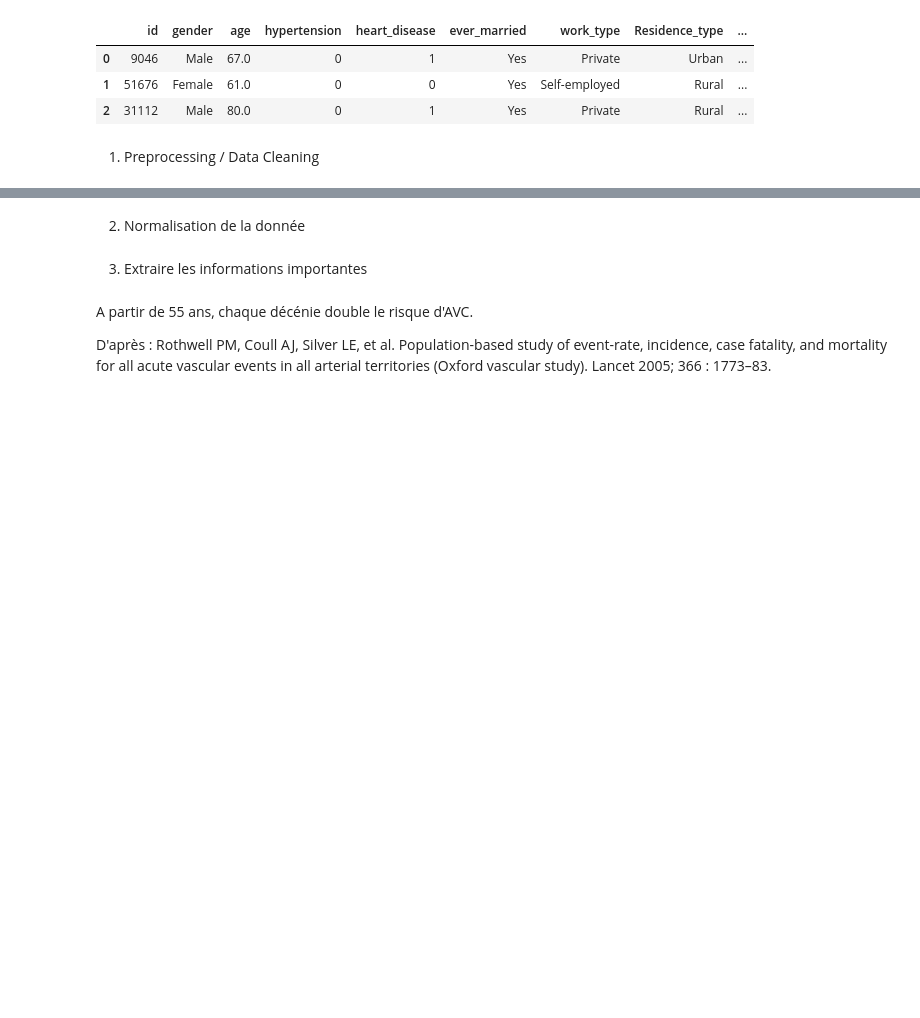
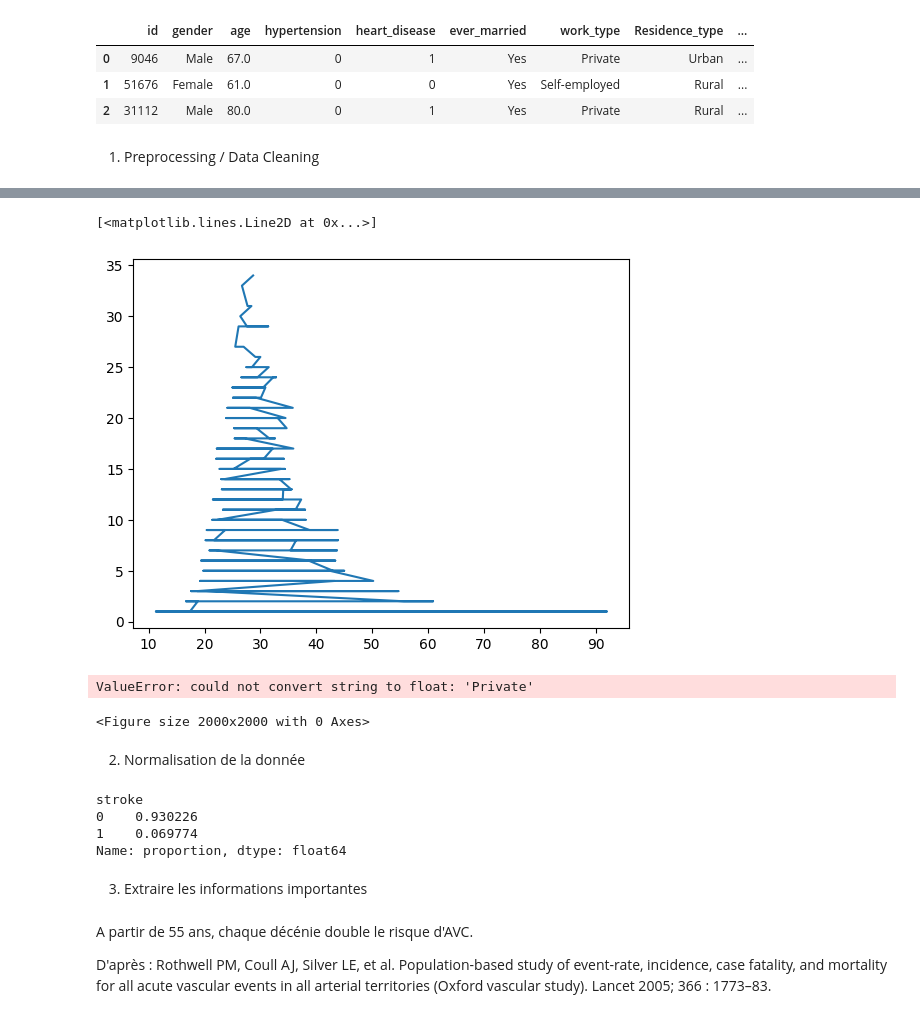
Before and after one commit to julienRactM/stroke-alert, a Jupyter notebook: main_notebook.ipynb, the cells around one changed output, grey strips where cells are left out. Drawn from its saved outputs; the diff is of its cells as text; code cells hidden in the pictures; blank space fills up the shorter version.

```diff
--- a/main_notebook.ipynb
+++ b/main_notebook.ipynb
@@ -42,5 +59,24 @@ clean_df.head(3)
+# %%
+plt.plot(clean_df.bmi.value_counts())
+# %% [output]
+[<matplotlib.lines.Line2D at 0x...>]
+[figure, added]
+# %%
+plt.figure(figsize = (20,20))
+sns.heatmap(round(clean_df.corr(),2), cmap = "hsv", annot = True, annot_kws = {"size":14})
+# hsv terrain jet rainbow tab10 Pastel1 Set3 RdBu viridis inferno plasma cividis magma
+# %% [output]
+ValueError: could not convert string to float: 'Private'
+<Figure size 2000x2000 with 0 Axes>
 # %% [markdown]
 2. Normalisation de la donnée
+# %%
+clean_df.stroke.value_counts(normalize=True)
+# %% [output]
+stroke
+0    0.930226
+1    0.069774
+Name: proportion, dtype: float64
 # %% [markdown]
 3. Extraire les informations importantes
 # %% [markdown]
```
Also changed, not shown: parts of 5 cells of this notebook, 1 other file.
